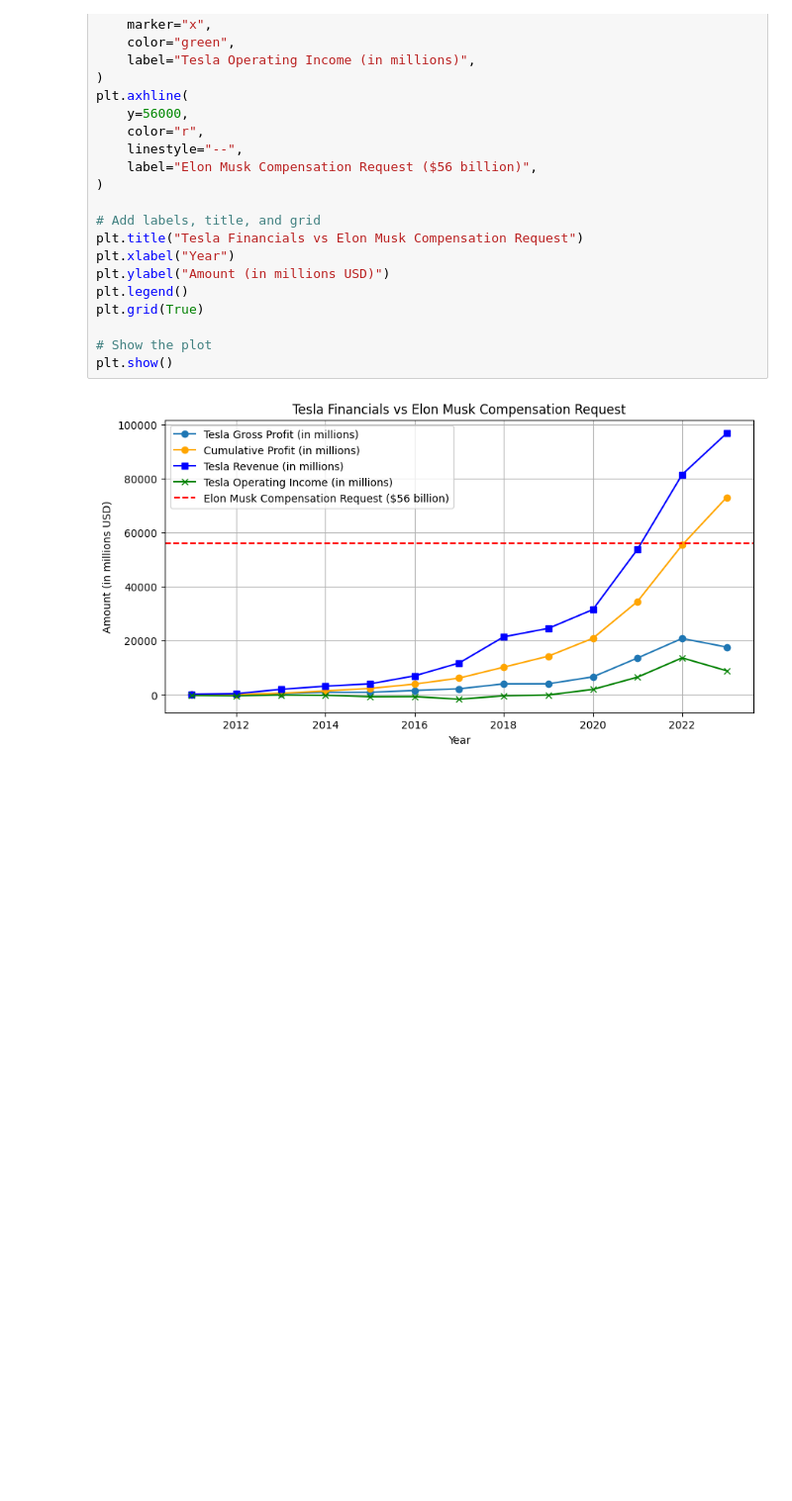
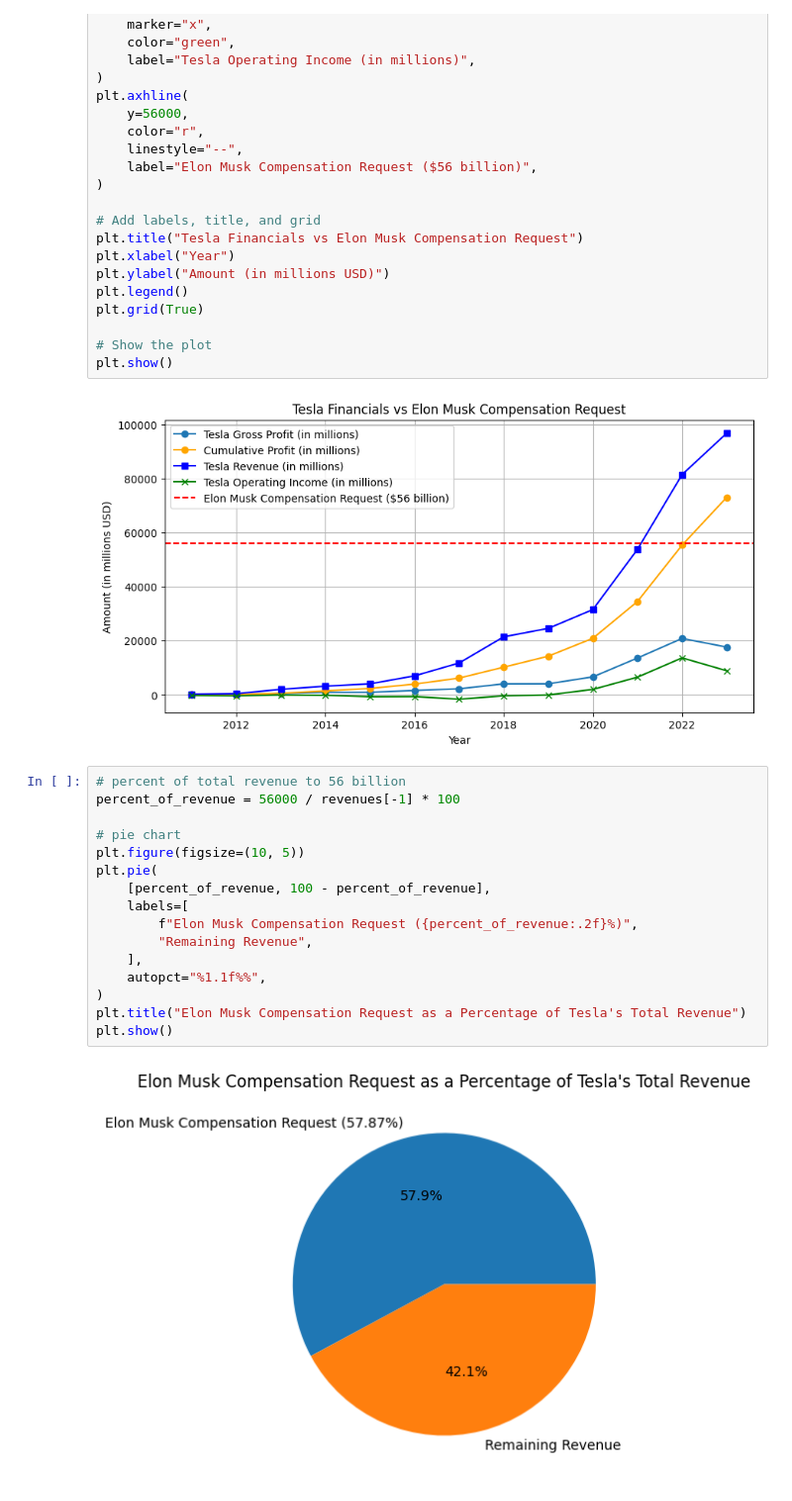
Before and after one commit to RonMallory/tesla_gross_profit_vs_comp_package, a Jupyter notebook: TeslaGrossProfitAnalysis.ipynb, the cells around one changed output. Shown: that part at 99% size. Drawn from its saved outputs; the diff is of its cells as text; blank space fills up the shorter version.

Commit message:
feat: tr and tp vs comp request

```diff
--- a/TeslaGrossProfitAnalysis.ipynb
+++ b/TeslaGrossProfitAnalysis.ipynb
@@ -91,3 +91,21 @@ plt.grid(True)
 plt.show()
 # %% [output]
 [figure]
+# %%
+# percent of total revenue to 56 billion
+percent_of_revenue = 56000 / revenues[-1] * 100
+
+# pie chart
+plt.figure(figsize=(10, 5))
+plt.pie(
+    [percent_of_revenue, 100 - percent_of_revenue],
+    labels=[
+        f"Elon Musk Compensation Request ({percent_of_revenue:.2f}%)",
+        "Remaining Revenue",
+    ],
+    autopct="%1.1f%%",
+)
+plt.title("Elon Musk Compensation Request as a Percentage of Tesla's Total Revenue")
+plt.show()
+# %% [output]
+[figure, added]
```
Also changed, not shown: parts of 1 cell of this notebook.
